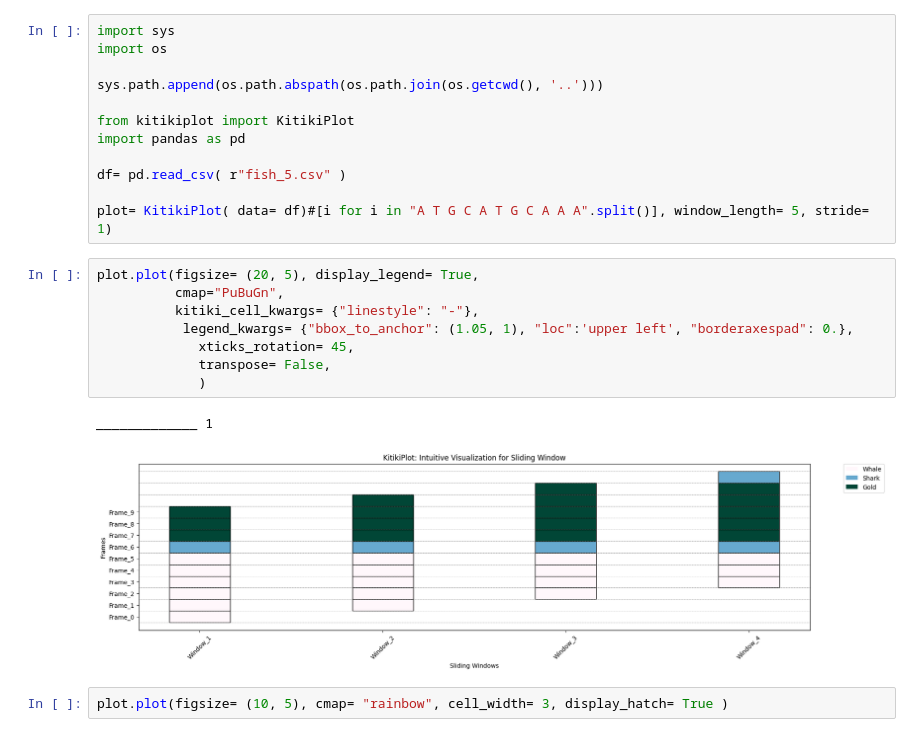
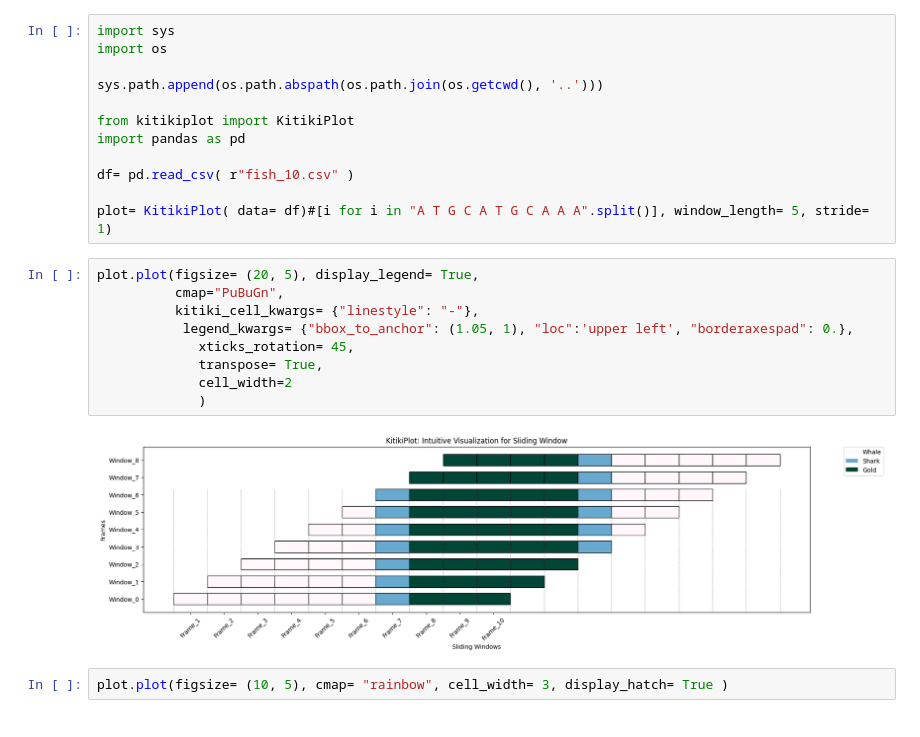
Before and after one commit to BodduSriPavan-111/kitikiplot, a Jupyter notebook: examples/Usage_Guide.ipynb, the cells around one changed output. Drawn from its saved outputs; the diff is of its cells as text.

```diff
--- a/examples/Usage_Guide.ipynb
+++ b/examples/Usage_Guide.ipynb
@@ -7,20 +7,20 @@ sys.path.append(os.path.abspath(os.path.join(os.getcwd(), '..')))
 from kitikiplot import KitikiPlot
 import pandas as pd
 
-df= pd.read_csv( r"fish_5.csv" )
+df= pd.read_csv( r"fish_10.csv" )
 
 plot= KitikiPlot( data= df)#[i for i in "A T G C A T G C A A A".split()], window_length= 5, stride= 1)
 # %%
 plot.plot(figsize= (20, 5), display_legend= True,
           cmap="PuBuGn",
           kitiki_cell_kwargs= {"linestyle": "-"},
            legend_kwargs= {"bbox_to_anchor": (1.05, 1), "loc":'upper left', "borderaxespad": 0.},
              xticks_rotation= 45,
-             transpose= False,
+             transpose= True,
+             cell_width=2
              )
 # %% [output]
-_____________ 1
-[figure, old version]
+[figure, new version]
 # %%
 plot.plot(figsize= (10, 5), cmap= "rainbow", cell_width= 3, display_hatch= True )
 # %% [output]
```
Also changed, not shown: parts of 2 cells of this notebook, 4 other files.
